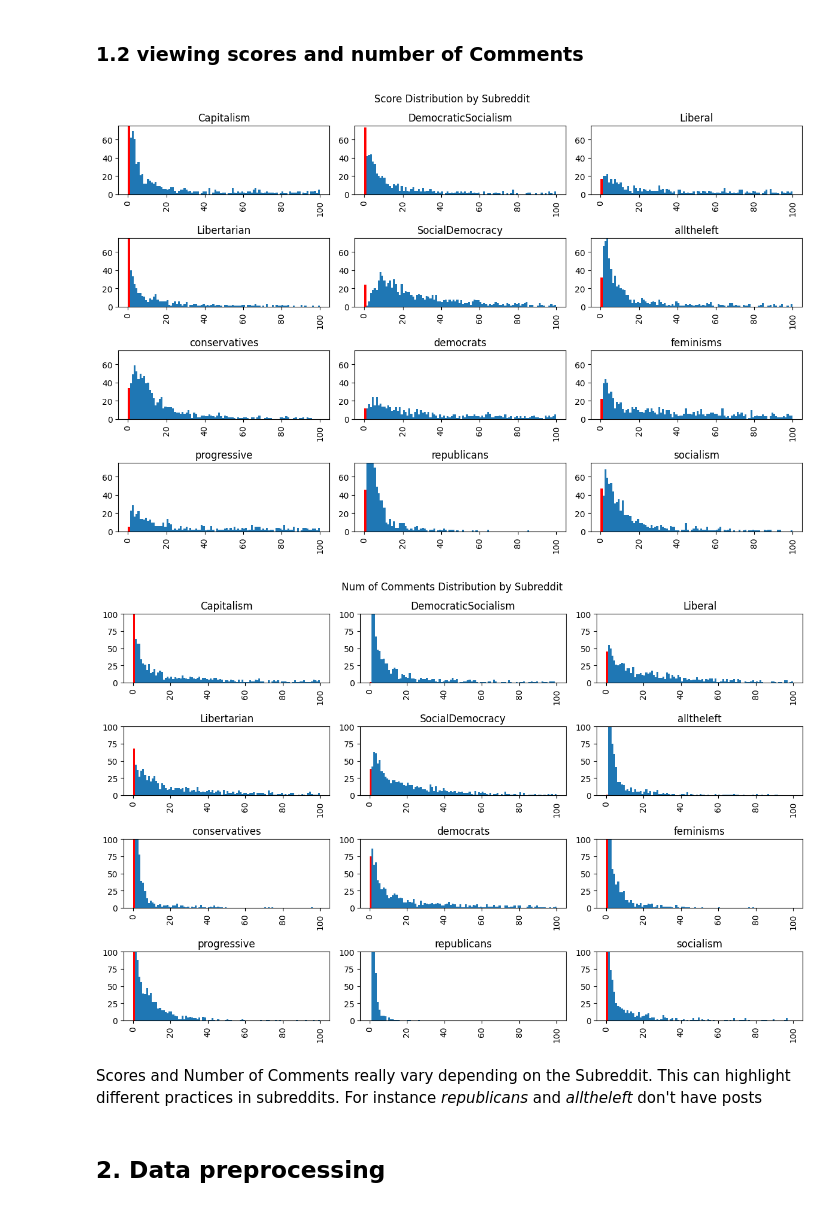
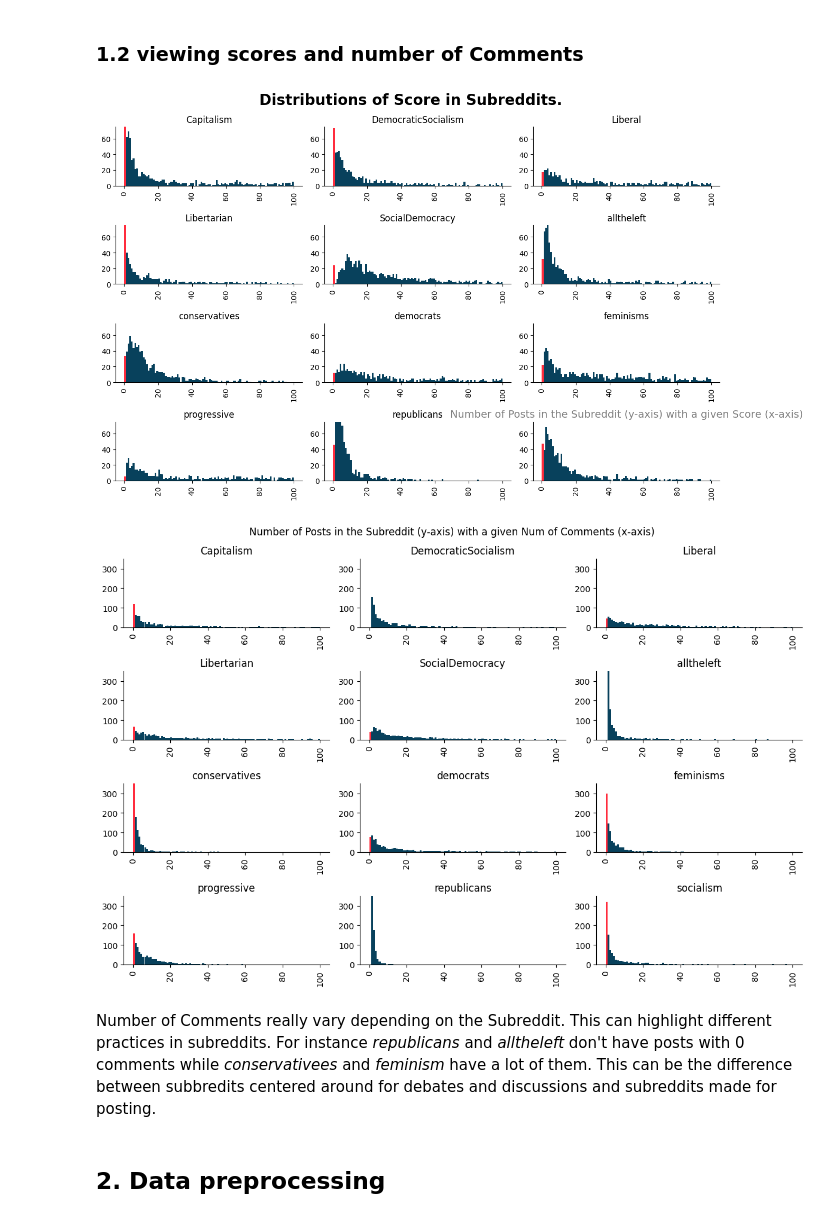
Before and after one commit to nathanaelambert/ConservativesLiberals, a Jupyter notebook: base_analysis.ipynb, the cells around one changed output. Saved outputs shown, nothing was run; the diff lists cells and outputs as text; code cells hidden in the pictures.

Commit message:
analysis of Num Comments and Scores per Subreddit

```diff
--- a/base_analysis.ipynb
+++ b/base_analysis.ipynb
@@ -67,27 +67,28 @@ def plot_subreddit(column, x_max=400, y_max=500, bin_size=10):
         by=df.Subreddit,
         bins=np.arange(0, x_max+1, bin_size),
         figsize=(12, 8),
-        color='grey',
+        color='#08415C',
     )
-    plt.suptitle(f"Number of Posts in the Subreddit (y-axis) with a given {column} (x-axis)")
+    plt.suptitle(f"Distributions of {column} in Subreddits.", fontsize=20, fontweight='bold', y=0.98)
+
     for ax in np.ravel(axes):
         ax.set_ylim(0, y_max)
         ax.spines['top'].set_visible(False)
         ax.spines['right'].set_visible(False)
         if len(ax.patches) > 0:
-            ax.patches[0].set_facecolor('red')
+            ax.patches[0].set_facecolor('#FF2C3D')
     plt.tight_layout()
     plt.show()
 # %%
 plot_subreddit("Score", 100, 75, 1)
 # %% [output]
-[figure, old version]
+[figure, new version]
 # %%
-plot_subreddit('Num of Comments', 100, 100, 1)
+plot_subreddit('Num of Comments', 100, 350, 1)
 # %% [output]
-[figure, old version]
+[figure, new version]
 # %% [markdown]
-Scores and Number of Comments really vary depending on the Subreddit. This can highlight different practices in subreddits. For instance *republicans* and *alltheleft* don't have posts
+Number of Comments really vary depending on the Subreddit. This can highlight different practices in subreddits. For instance *republicans* and *alltheleft* don't have posts with 0 comments while *conservativees* and *feminism* have a lot of them. This can be the difference between subbredits centered around for debates and discussions and subreddits made for posting.
 # %% [markdown]
 ## 2. Data preprocessing
 # %% [markdown]
```
